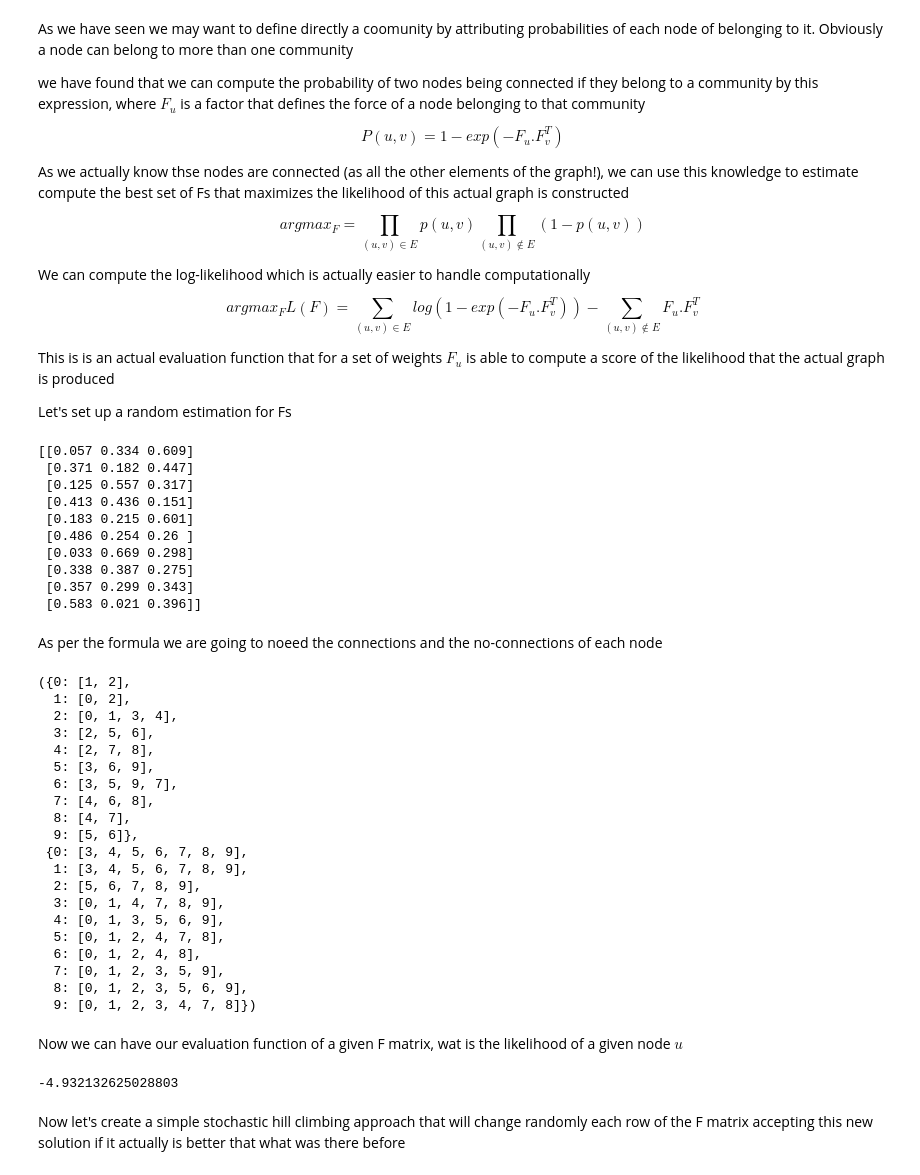
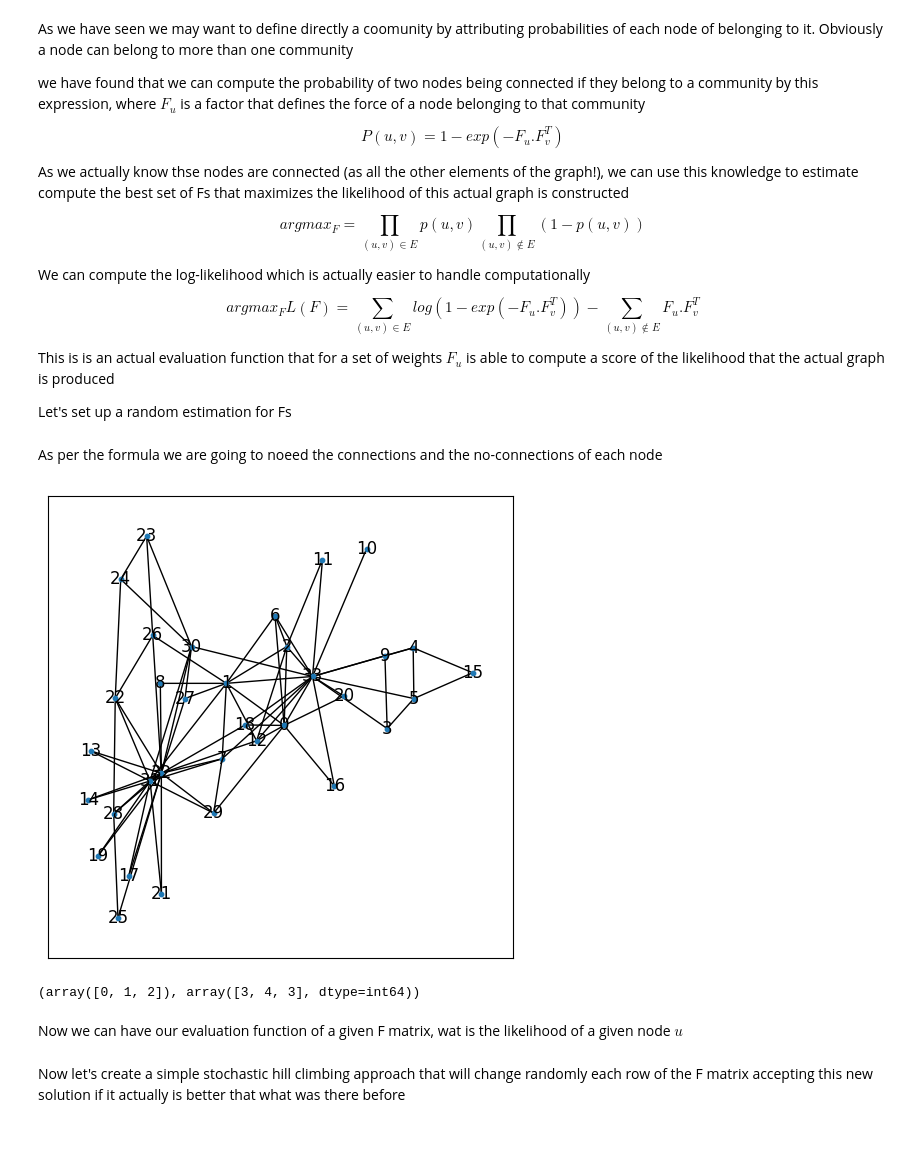
Before and after one commit to joelpoliveira/DataMiningCourse, a Jupyter notebook: TP/Lab Class TP11-20230518/PD_2223_TP11.ipynb, the cells around one changed output. Cells and saved outputs as stored; diff of their text form; code cells hidden in the pictures; blank space fills up the shorter version.

```diff
--- a/TP/Lab Class TP11-20230518/PD_2223_TP11.ipynb
+++ b/TP/Lab Class TP11-20230518/PD_2223_TP11.ipynb
@@ -444,21 +408,17 @@ $$ argmax_F L(F)= \sum_{(u,v) \in E} {log(1-exp(-F_u.F_v^T))} - \sum_{(u,v) \not
 This is is an actual evaluation function that for a set of weights $F_u$ is able to compute a score of the likelihood that the actual graph is produced
 
 Let's set up a random estimation for Fs
-# %%
-
-F = np.random.random((10,3))
-F = (F.T/F.sum(axis=1)).T #????
-print(np.around(F, 3))
-# %% [output]
-[[0.057 0.334 0.609]
- [0.371 0.182 0.447]
- [0.125 0.557 0.317]
- [0.413 0.436 0.151]
- [0.183 0.215 0.601]
- [0.486 0.254 0.26 ]
- [0.033 0.669 0.298]
- [0.338 0.387 0.275]
- [0.357 0.299 0.343]
- [0.583 0.021 0.396]]
 # %% [markdown]
 As per the formula we are going to noeed the connections and the no-connections of each node
+# %%
+lines=open("soc-karate.data", "rt").readlines()
+edges=[line.split() for line in lines]
+edges=[(int(i)-1,int(j)-1) for i, j in edges]
+
+Edges, Nodes, A = getGraphData(edges)
+
+g=nx.Graph()
+g.add_edges_from( np.argwhere(A!=0) )
+plot_graph(g, node_size=10)
+# %% [output]
+[figure, added]
@@ -465,53 +427,31 @@ As per the formula we are going to noeed the connections and the no-connections
+# %%
+np.unique(kms.labels_, return_counts=True)
+# %% [output]
+(array([0, 1, 2]), array([3, 4, 3], dtype=int64))
 # %%
 def getConnections(edges, Nodes):
     NN=Nodes.shape[0]
     conns={}
     nconns={}
     for i,j in edges:
-        conns.setdefault(i, []).append(j)
-        conns.setdefault(j, []).append(i)
+        conns.setdefault(i, set()).add(j)
+        conns.setdefault(j, set()).add(i)
     all_nodes = set(list(range(NN)))
     nconns = {}
-    for i in Nodes: nconns[i] = list(all_nodes - set(conns[i])-{i})
+    for i in Nodes:
+        nconns[i] = list(all_nodes - conns[i]-{i})
+        conns[i] = list(conns[i])
     return conns, nconns
 
-conns, nconns = getConnections(edges, Nodes)
-conns, nconns
+conns, nconns = getConnections(np.argwhere(A!=0), Nodes)
-# %% [output]
-({0: [1, 2],
-  1: [0, 2],
-  2: [0, 1, 3, 4],
-  3: [2, 5, 6],
-  4: [2, 7, 8],
-  5: [3, 6, 9],
-  6: [3, 5, 9, 7],
-  7: [4, 6, 8],
-  8: [4, 7],
-  9: [5, 6]},
- {0: [3, 4, 5, 6, 7, 8, 9],
-  1: [3, 4, 5, 6, 7, 8, 9],
-  2: [5, 6, 7, 8, 9],
-  3: [0, 1, 4, 7, 8, 9],
-  4: [0, 1, 3, 5, 6, 9],
-  5: [0, 1, 2, 4, 7, 8],
-  6: [0, 1, 2, 4, 8],
-  7: [0, 1, 2, 3, 5, 9],
-  8: [0, 1, 2, 3, 5, 6, 9],
-  9: [0, 1, 2, 3, 4, 7, 8]})
 # %% [markdown]
 Now we can have our evaluation function of a given F matrix, wat is the likelihood of a given node $u$
 # %%
-
 def evalFactor(u, F, conns, nconns):
     NN, k=F.shape
     res=0
     for v in conns[u]: res += np.log(1-np.exp(-F[u].dot(F[v])))
     res -=  F[nconns[u],:].dot(F[u]).sum()
     return res
-
-#for instance for node 1 we have a value
-evalFactor(1, F, conns, nconns)
-# %% [output]
--4.932132625028803
 # %% [markdown]
 Now let's create a simple stochastic hill climbing approach that will change randomly each row of the F matrix accepting this new solution if it actually is better that what was there before
```
Also changed, not shown: parts of 46 cells of this notebook, 2 other files.
